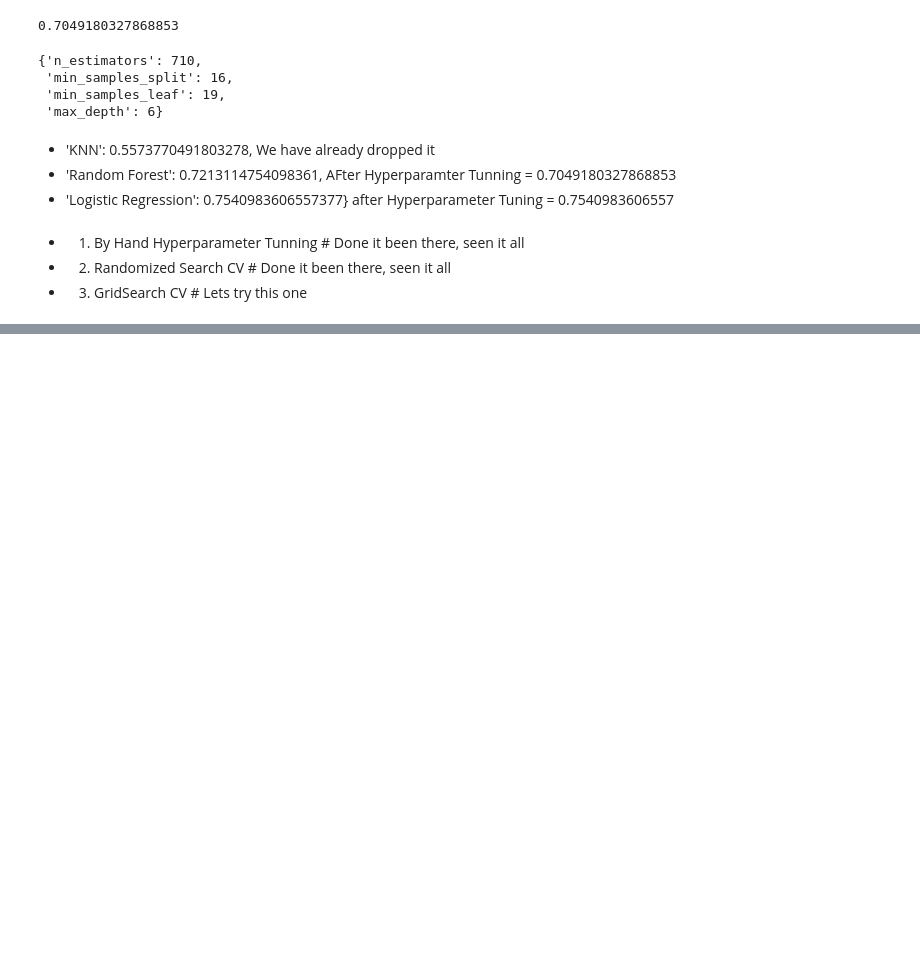
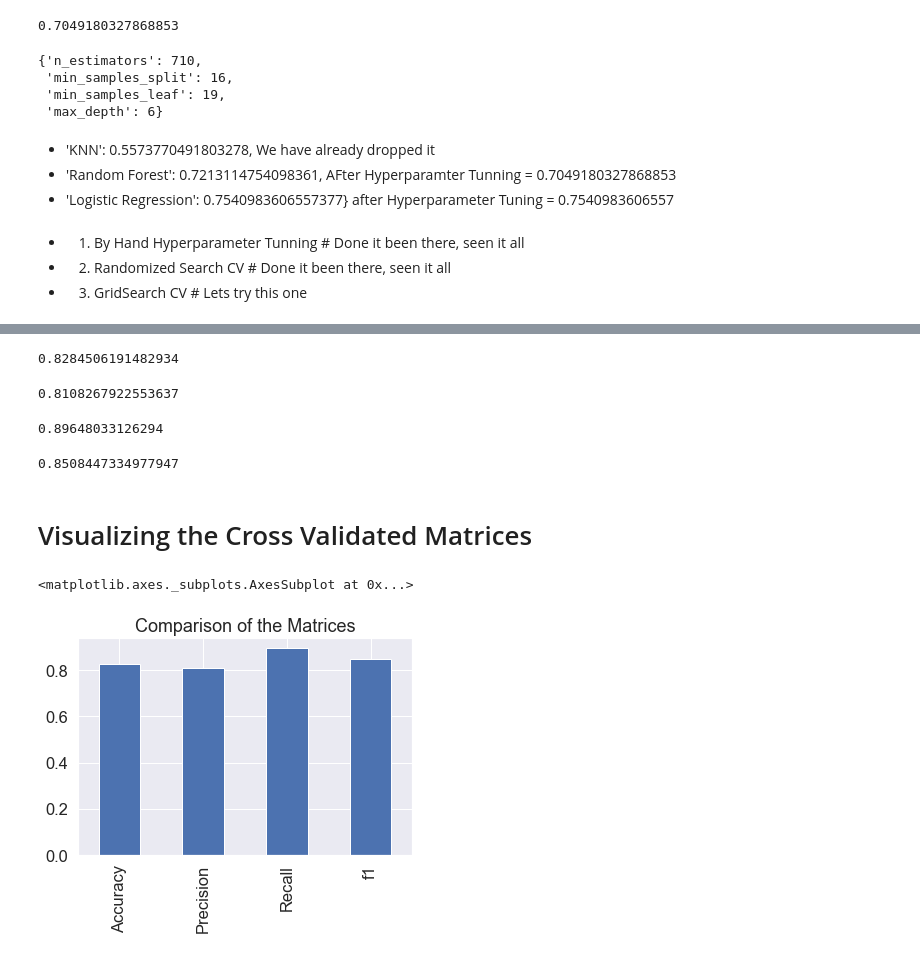
Before and after one commit to datasciencedotuniversity/machine-learning-course, a Jupyter notebook: cardio_project_1/cardio_project_1.ipynb, the cells around one changed output, grey strips where cells are left out. Saved outputs shown, nothing was run; the diff lists cells and outputs as text; code cells hidden in the pictures; blank space fills up the shorter version.

```diff
--- a/cardio_project_1/cardio_project_1.ipynb
+++ b/cardio_project_1/cardio_project_1.ipynb
@@ -570,0 +722,66 @@ rfc.best_params_
+# %%
+lr_gs.best_params_
+lr = LogisticRegression(C=0.615848211066026,
+                       solver="liblinear")
+# %%
+# Cross Validated Accuracy
+
+cv_accuracy = cross_val_score(lr,
+                              X,
+                              y,
+                              cv=7,
+                              scoring="accuracy")
+cv_accuracy = np.mean(cv_accuracy)
+cv_accuracy
+# %% [output]
+0.8284506191482934
+# %%
+# Cross Validated precision
+
+cv_precision = cross_val_score(lr,
+                              X,
+                              y,
+                              cv=7,
+                              scoring="precision")
+cv_precision = np.mean(cv_precision)
+cv_precision
+# %% [output]
+0.8108267922553637
+# %%
+# Cross Validated recall
+
+cv_recall = cross_val_score(lr,
+                              X,
+                              y,
+                              cv=7,
+                              scoring="recall")
+cv_recall = np.mean(cv_recall)
+cv_recall
+# %% [output]
+0.89648033126294
+# %%
+# Cross Validated f1-score
+
+cv_f1 = cross_val_score(lr,
+                              X,
+                              y,
+                              cv=7,
+                              scoring="f1")
+cv_f1 = np.mean(cv_f1)
+cv_f1
+# %% [output]
+0.8508447334977947
+# %% [markdown]
+# Visualizing the Cross Validated Matrices
+# %%
+cv_plot = pd.DataFrame({
+    "Accuracy":cv_accuracy,
+    "Precision":cv_precision,
+    "Recall":cv_recall,
+    "f1":cv_f1
+},index=[0])
+cv_plot.T.plot.bar(title="Comparison of the Matrices",
+                legend=False)
+# %% [output]
+<matplotlib.axes._subplots.AxesSubplot at 0x...>
+[figure, added]
```
Also changed, not shown: parts of 24 cells of this notebook.
